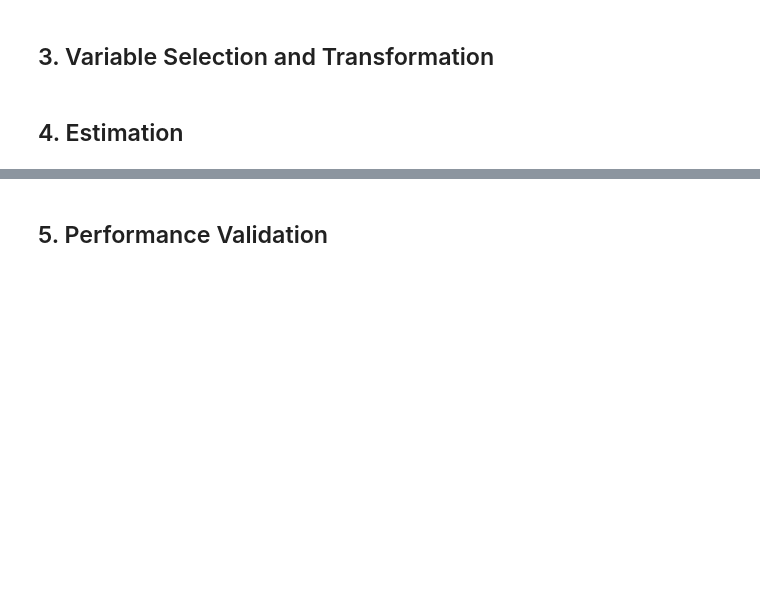
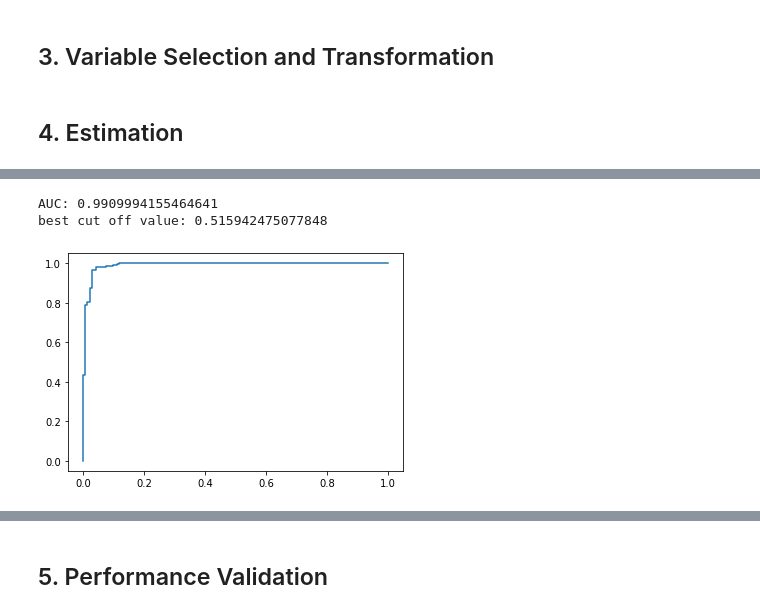
Before and after one commit to Clarence1027/quantitative-credit-scoring-model, a Jupyter notebook: report.ipynb, the cells around one changed output, grey strips where cells are left out. Cells and saved outputs as stored; diff of their text form; code cells hidden in the pictures; blank space fills up the shorter version.

```diff
--- a/report.ipynb
+++ b/report.ipynb
@@ -92,0 +117,32 @@ array([[<AxesSubplot:title={'center':'V2'}>,
+# %%
+# some utilities
+def lr_statistics(lrModel,nSample,featureId=None):
+    ts=np.sqrt(nSample)*lrModel.beta/np.sqrt(np.diag(np.linalg.inv(lrModel.hessian)))
+    pv=[ 2*(1-t.cdf(abs(tv),nSample-1))  for tv in ts ]
+    summary=pd.DataFrame({'coefficient':lrModel.beta,
+                          't-statistics':ts,
+                          'p-value':pv})
+    if lrModel.fitIntercept:
+        if not featureId:
+            summary.index=['beta_'+str(i) for i in range(len(lrModel.beta))]
+        else:
+            summary.index=['beta_0']+['beta_'+str(i) for i in featureId]
+    else:
+        if not featureId:
+            summary.index=['beta_'+str(i+1) for i in range(len(lrModel.beta))]
+        else:
+            summary.index=['beta_'+str(i) for i in featureId]
+
+    summary['significance_0.05']=summary['p-value']<0.05
+
+    return summary
+
+def roc_analysis(trueLabel,proba):
+    auc=roc_auc_score(trueLabel,proba)
+    fpr,tpr,threshold=roc_curve(trueLabel,proba)
+    bestCutOff=threshold[np.argsort(np.abs(tpr-fpr))[-1]]
+
+    print('AUC:',auc)
+    print('best cut off value:',bestCutOff)
+    plt.plot(fpr,tpr)
+    return bestCutOff
@@ -92,0 +158,7 @@ array([[<AxesSubplot:title={'center':'V2'}>,
+# %%
+lr_proba_train=lr.predict(Xtrain_trans)
+lr_cutoff=roc_analysis(Ytrain,lr_proba_train)
+# %% [output]
+AUC: 0.9909994155464641
+best cut off value: 0.515942475077848
+[figure, added]
```
Also changed, not shown: parts of 35 cells of this notebook, 1 other file.
